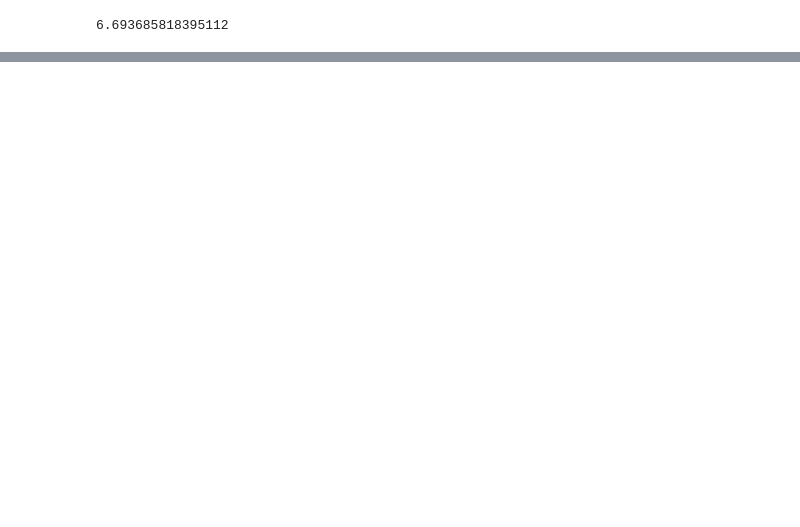
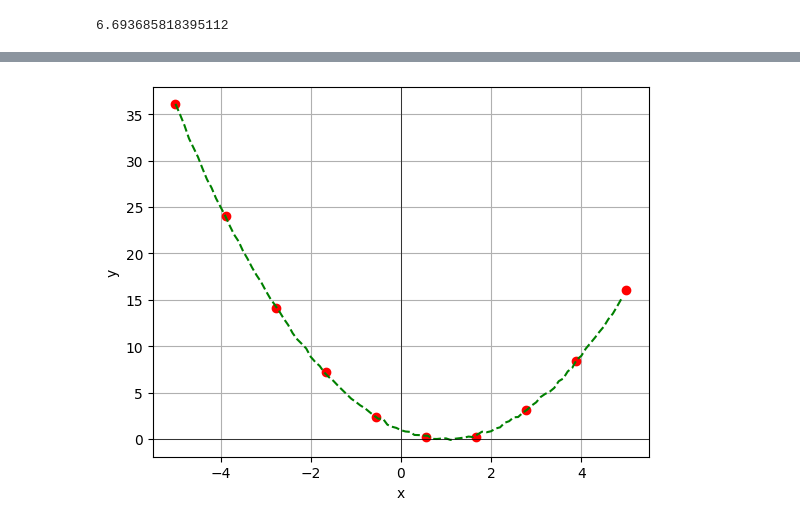
Before and after one commit to majdakleckerova/msw-zapoctovy-dokument, a Jupyter notebook: 4-interpolace-aproximace.ipynb, the cells around one changed output, grey strips where cells are left out. Cells and saved outputs as stored; diff of their text form; code cells hidden in the pictures; blank space fills up the shorter version.

```diff
--- a/4-interpolace-aproximace.ipynb
+++ b/4-interpolace-aproximace.ipynb
@@ -76,0 +169,36 @@ plt.show()
+# %%
+import numpy as np
+import matplotlib.pyplot as plt
+
+x = np.linspace(-5,5,10)  # Definice daných bodů (celkem 10)
+fx = f_noise(x)  # Hodnoty funkce f(x) v daných bodech
+
+def poměrné_diference(x, y):
+    n = len(y)
+    koeficienty = np.zeros([n, n])
+    koeficienty[:,0] = y
+    for j in range(1, n):
+        for i in range(n-j):
+            koeficienty[i][j] = (koeficienty[i+1][j-1] - koeficienty[i][j-1]) / (x[i+j]-x[i])
+    return koeficienty
+
+def newtonuv_polynom(koeficienty, x_data, x):
+    n = len(x_data) - 1
+    p = koeficienty[n]
+    for k in range(1, n+1):
+        p = koeficienty[n-k] + (x - x_data[n-k])*p
+    return p
+
+a_s = poměrné_diference(x, fx)[0, :]
+x_nové = np.arange(x[0], x[-1], .1)
+y_nové = newtonuv_polynom(a_s, x, x_nové)
+plt.plot(x, fx, 'ro')
+plt.plot(x_nové, f_noise(x_nové), 'g--')
+plt.xlabel("x")
+plt.ylabel("y")
+plt.axhline(0, color='black', linewidth=0.5)  # Zvýraznění osy x
+plt.axvline(0, color='black', linewidth=0.5)  # Zvýraznění osy y
+plt.grid()
+plt.show()
+# %% [output]
+[figure, added]
```
Also changed, not shown: parts of 11 cells of this notebook, 1 other file.
